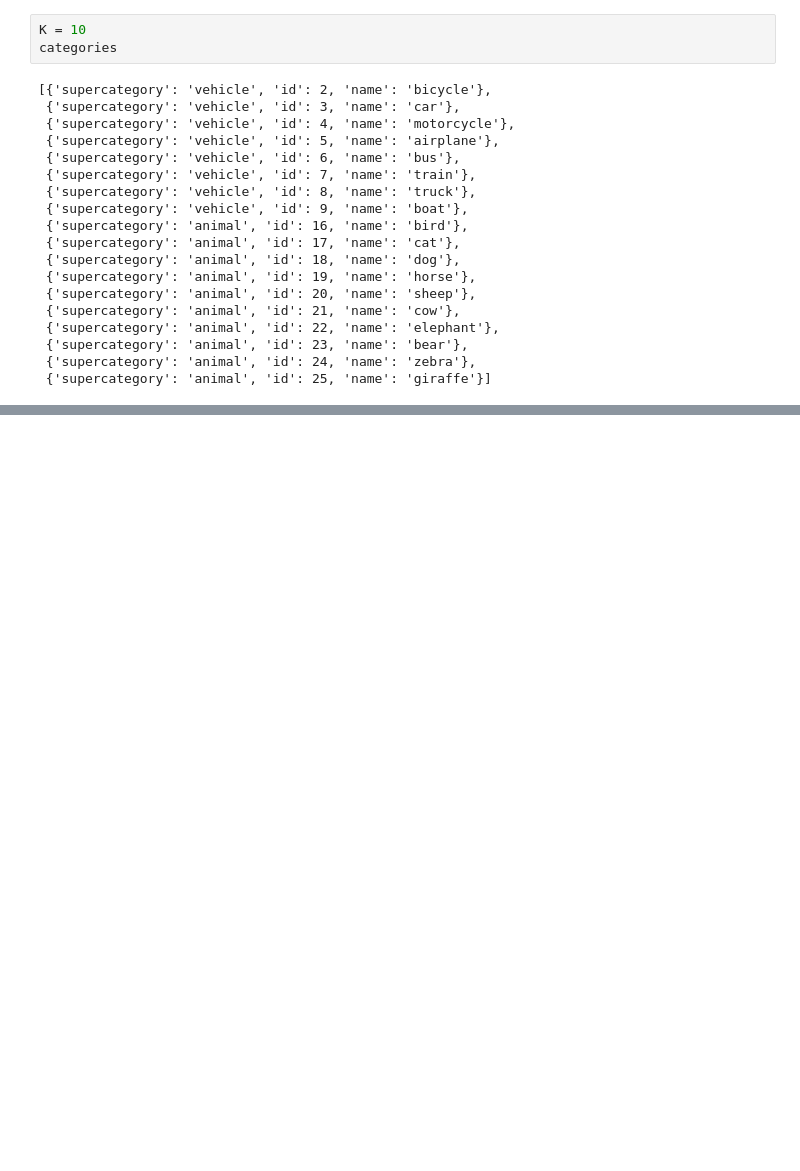
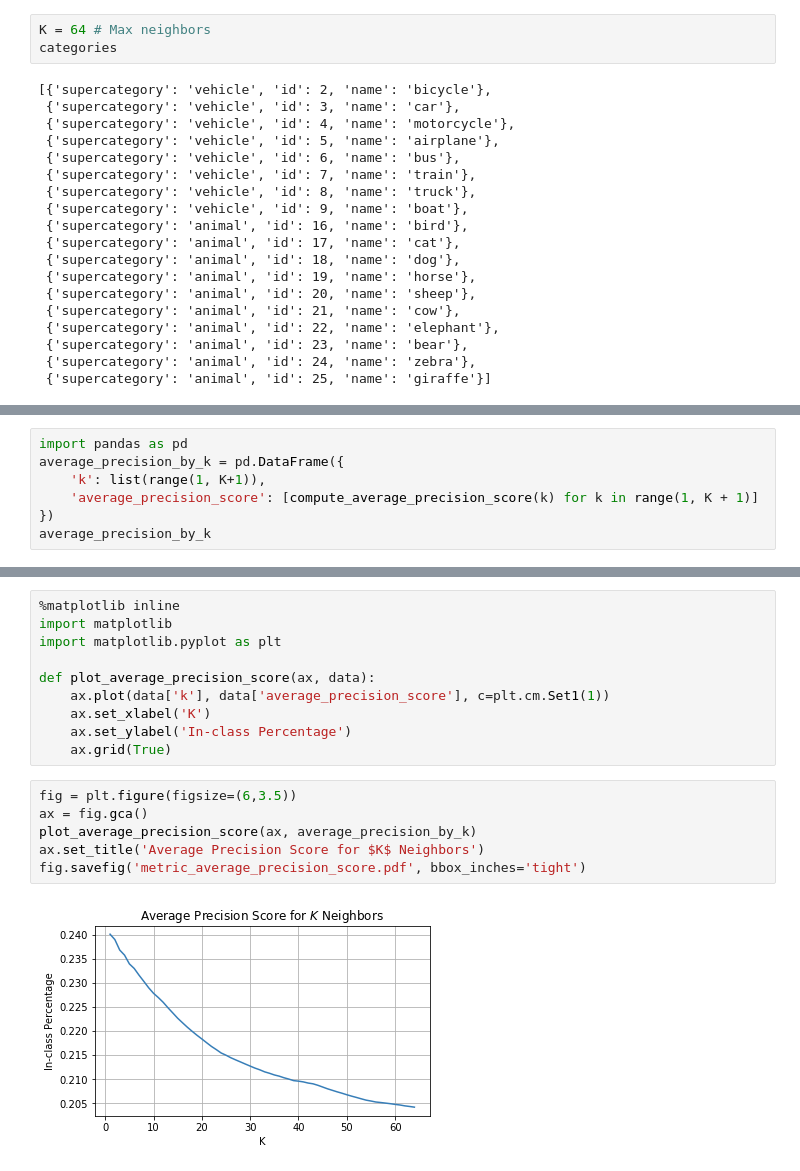
Before and after one commit to kspathak/cse547, a Jupyter notebook: project/metric_learning/metric_learning_evaluation.ipynb, the cells around one changed output, grey strips where cells are left out. Cells and saved outputs as stored; diff of their text form; blank space fills up the shorter version.

```diff
--- a/project/metric_learning/metric_learning_evaluation.ipynb
+++ b/project/metric_learning/metric_learning_evaluation.ipynb
@@ -26,5 +24,5 @@ AttributeError: 'tuple' object has no attribute 'reshape'
 # %%
-K = 10
+K = 64 # Max neighbors
 categories
 # %% [output]
 [{'supercategory': 'vehicle', 'id': 2, 'name': 'bicycle'},
@@ -111,0 +55,7 @@ array([[4.41345988, 4.41345988, 4.77582108, ..., 5.36257026, 5.36257026,
+# %%
+import pandas as pd
+average_precision_by_k = pd.DataFrame({
+    'k': list(range(1, K+1)),
+    'average_precision_score': [compute_average_precision_score(k) for k in range(1, K + 1)]
+})
+average_precision_by_k
@@ -111,0 +81,18 @@ array([[4.41345988, 4.41345988, 4.77582108, ..., 5.36257026, 5.36257026,
+# %%
+%matplotlib inline
+import matplotlib
+import matplotlib.pyplot as plt
+
+def plot_average_precision_score(ax, data):
+    ax.plot(data['k'], data['average_precision_score'], c=plt.cm.Set1(1))
+    ax.set_xlabel('K')
+    ax.set_ylabel('In-class Percentage')
+    ax.grid(True)
+# %%
+fig = plt.figure(figsize=(6,3.5))
+ax = fig.gca()
+plot_average_precision_score(ax, average_precision_by_k)
+ax.set_title('Average Precision Score for $K$ Neighbors')
+fig.savefig('metric_average_precision_score.pdf', bbox_inches='tight')
+# %% [output]
+[figure, added]
```
Also changed, not shown: parts of 7 cells of this notebook, 7 other files.
